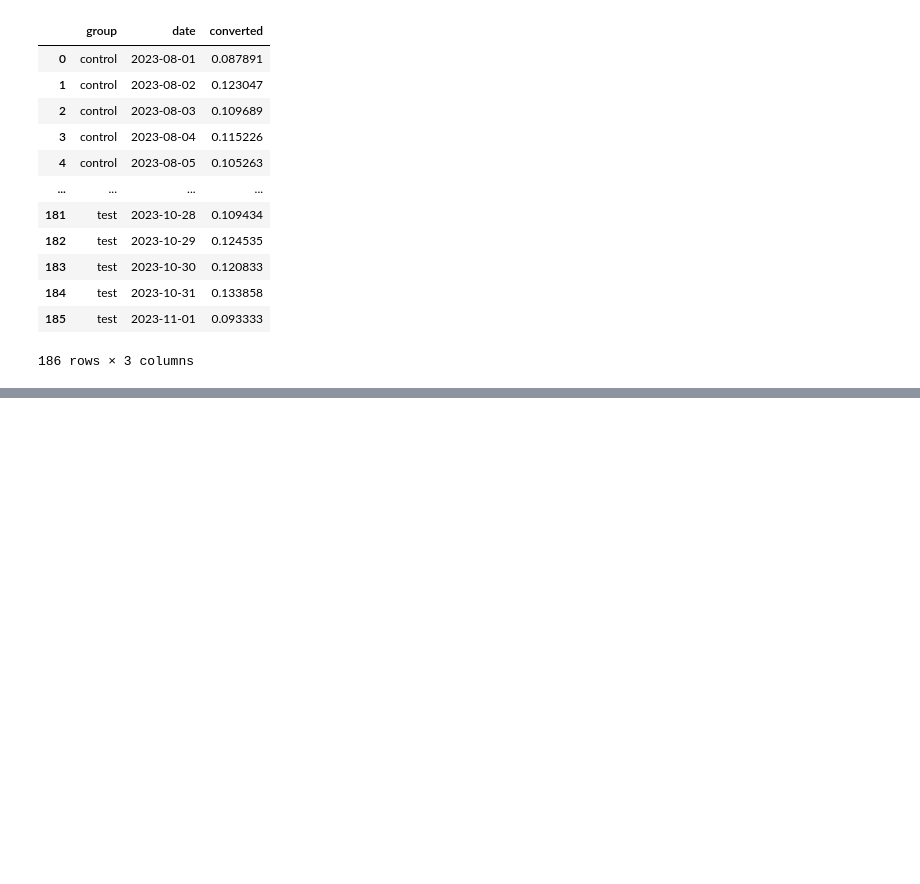
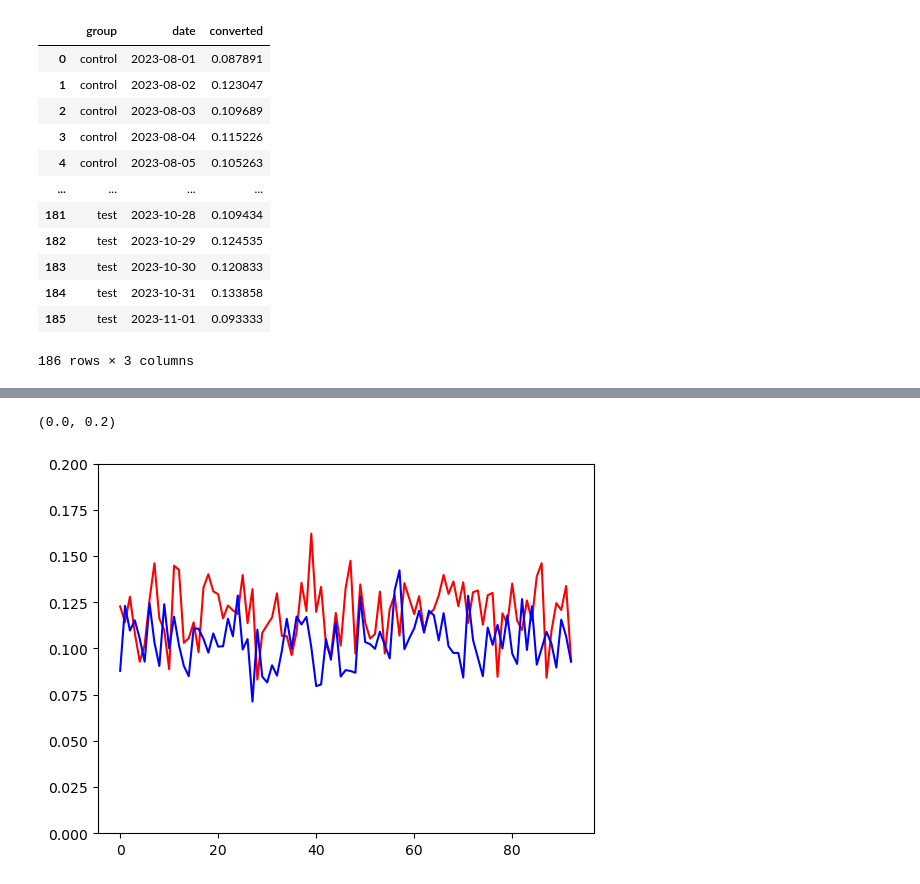
Before and after one commit to KorbovskiyOleg/DataScience, a Jupyter notebook: DataScince/Python/ДЗ сатистика/hw.ipynb, the cells around one changed output, grey strips where cells are left out. Saved outputs shown, nothing was run; the diff lists cells and outputs as text; code cells hidden in the pictures; blank space fills up the shorter version.

```diff
--- a/DataScince/Python/ДЗ сатистика/hw.ipynb
+++ b/DataScince/Python/ДЗ сатистика/hw.ipynb
@@ -239,2 +239,12 @@ plt.ylim(0,100)
 # %%
 # постройте график отображающий конверсию оформленных карт по дням
+test_in_by_conv = list(res_by_conv.loc[res_by_conv['group']=='test']['converted'])
+control_in_by_conv =list(res_by_conv.loc[res_by_conv['group']=='control']['converted'])
+
+sns.lineplot(data=test_in_by_conv,color='red')
+sns.lineplot(data=control_in_by_conv,color='blue')
+
+plt.ylim(0,0.2)
+# %% [output]
+(0.0, 0.2)
+[figure, added]
```
Also changed, not shown: parts of 1 cell of this notebook.
